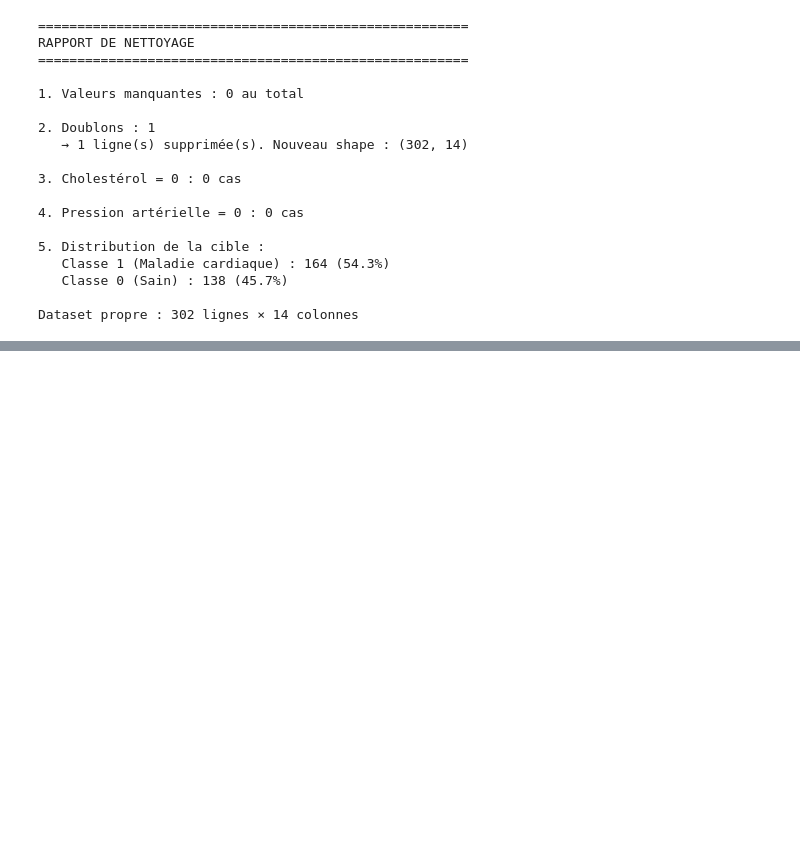
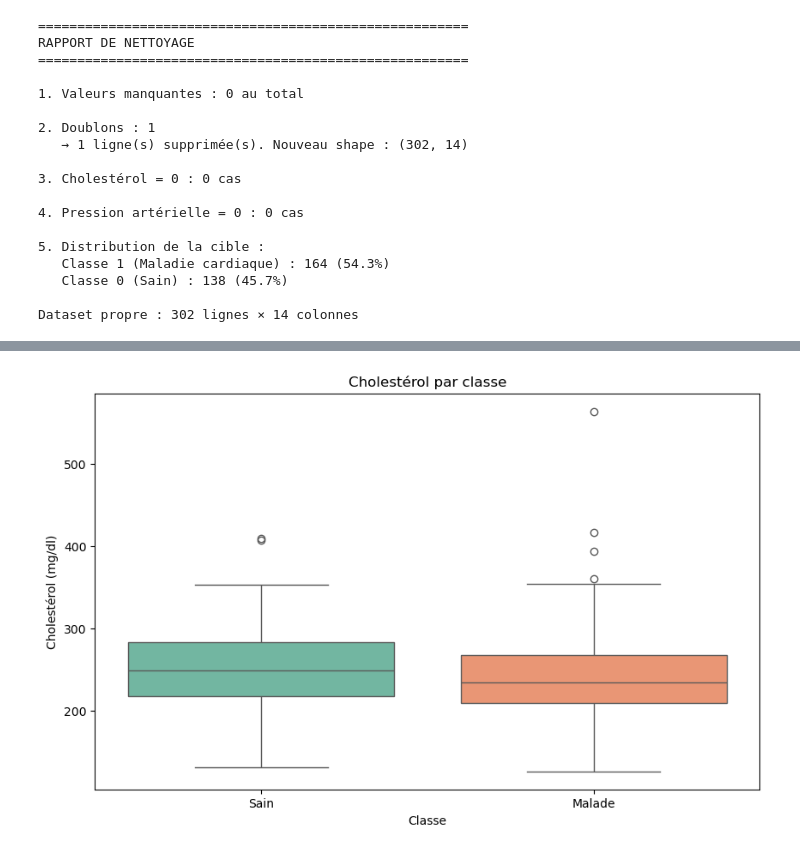
Before and after one commit to Lanja7126/Examen_ML, a Jupyter notebook: heart.ipynb, the cells around one changed output, grey strips where cells are left out. Cells and saved outputs as stored; diff of their text form; code cells hidden in the pictures; blank space fills up the shorter version.

```diff
--- a/heart.ipynb
+++ b/heart.ipynb
@@ -149,0 +174,12 @@ Dataset propre : 302 lignes × 14 colonnes
+# %%
+# ── Cholestérol par classe ──
+plt.figure(figsize=(10, 6))
+sns.boxplot(x='target', y='chol', data=df, palette='Set2')
+plt.title('Cholestérol par classe')
+plt.xlabel('Classe')
+plt.ylabel('Cholestérol (mg/dl)')
+plt.xticks([0, 1], ['Sain', 'Malade'])
+plt.savefig('./images/EDA/cholesterol_boxplot.png', dpi=300, bbox_inches='tight')
+plt.show()
+# %% [output]
+[figure, added]
```
Also changed, not shown: parts of 16 cells of this notebook, 14 other files.
